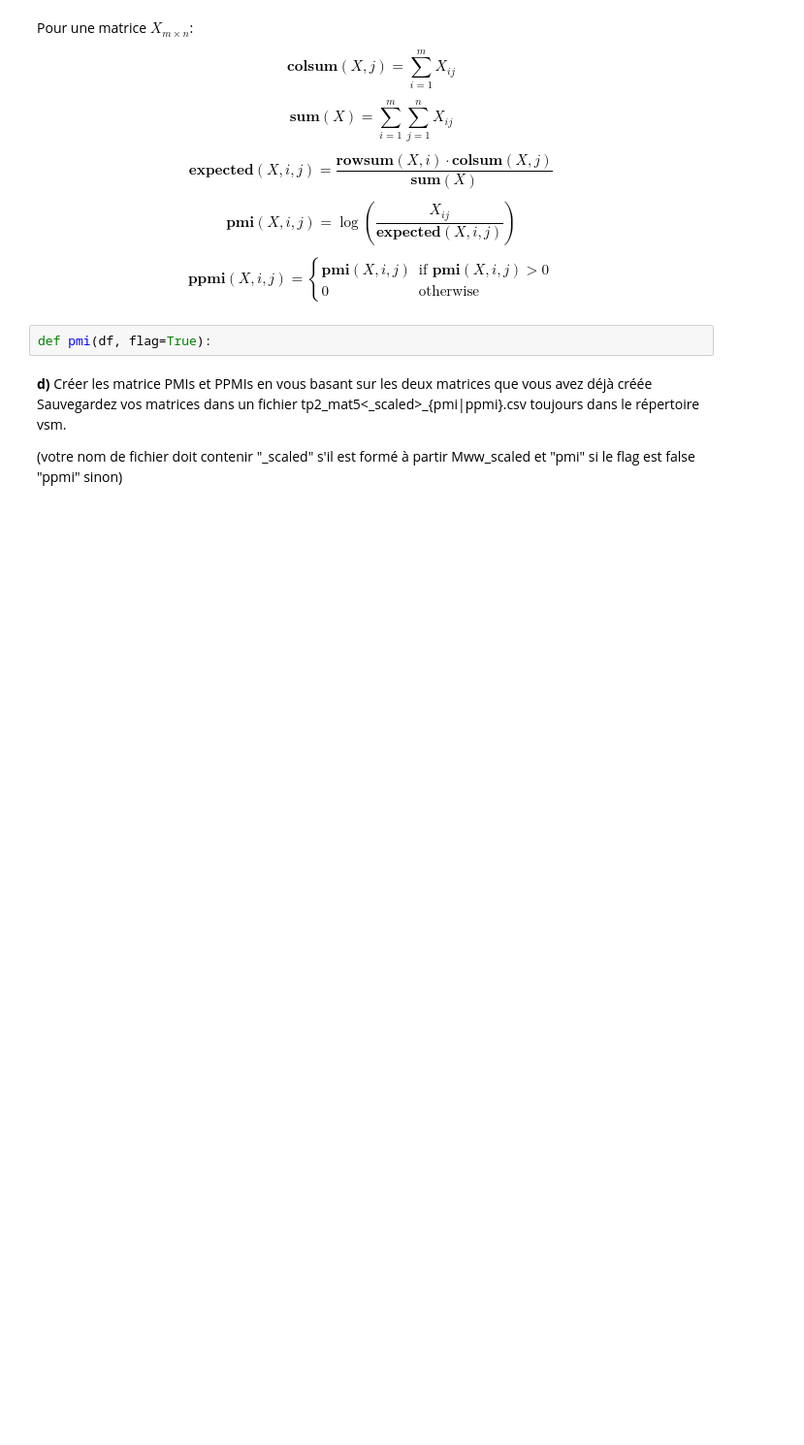
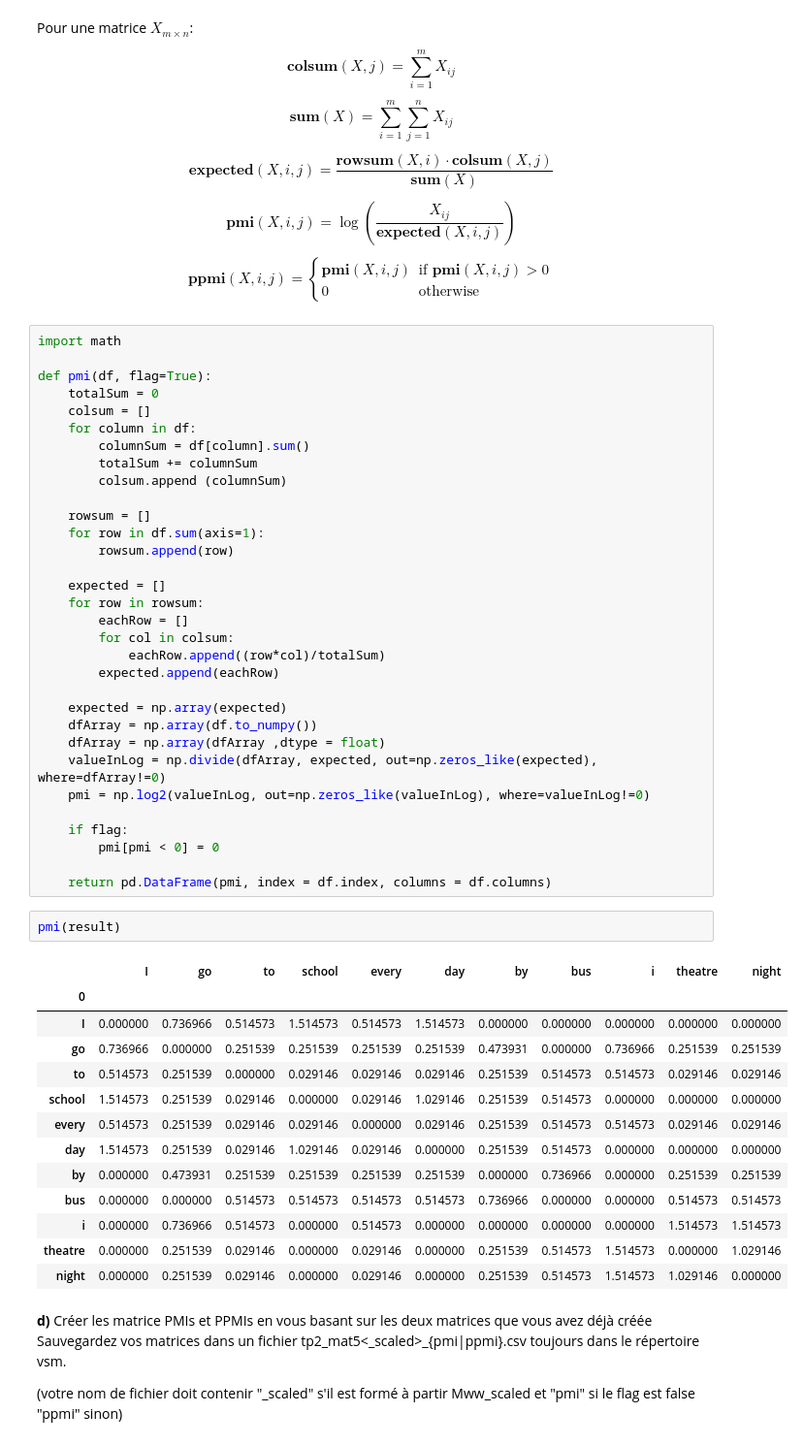
Before and after one commit to luukim/INF8460, a Jupyter notebook: TP2/inf8460_tp2_A20.ipynb, the cells around one changed output. Shown at 97% size. Drawn from its saved outputs; the diff is of its cells as text; blank space fills up the shorter version.

Commit message:
Fixed cooccurence array for question a and b and done with c

```diff
--- a/TP2/inf8460_tp2_A20.ipynb
+++ b/TP2/inf8460_tp2_A20.ipynb
@@ -392,8 +385,54 @@ $$\textbf{ppmi}(X, i, j) =
 \textbf{pmi}(X, i, j) & \textrm{if } \textbf{pmi}(X, i, j) > 0 \\
 0 & \textrm{otherwise}
 \end{cases}$$
-# %%
-def pmi(df, flag=True):
+# %%
+import math
+
+def pmi(df, flag=True):
+    totalSum = 0
+    colsum = []
+    for column in df:
+        columnSum = df[column].sum()
+        totalSum += columnSum
+        colsum.append (columnSum)
+
+    rowsum = []
+    for row in df.sum(axis=1):
+        rowsum.append(row)
+
+    expected = []
+    for row in rowsum:
+        eachRow = []
+        for col in colsum:
+            eachRow.append((row*col)/totalSum)
+        expected.append(eachRow)
+
+    expected = np.array(expected)
+    dfArray = np.array(df.to_numpy())
+    dfArray = np.array(dfArray ,dtype = float)
+    valueInLog = np.divide(dfArray, expected, out=np.zeros_like(expected), where=dfArray!=0)
+    pmi = np.log2(valueInLog, out=np.zeros_like(valueInLog), where=valueInLog!=0)
+
+    if flag:
+        pmi[pmi < 0] = 0
+
+    return pd.DataFrame(pmi, index = df.index, columns = df.columns)
+# %%
+pmi(result)
+# %% [output]
+|  | I | go | to | school | every | day | by | bus | i | theatre | night |
+| 0 |  |  |  |  |  |  |  |  |  |  |  |
+| I | 0.000000 | 0.736966 | 0.514573 | 1.514573 | 0.514573 | 1.514573 | 0.000000 | 0.000000 | 0.000000 | 0.000000 | 0.000000 |
+| go | 0.736966 | 0.000000 | 0.251539 | 0.251539 | 0.251539 | 0.251539 | 0.473931 | 0.000000 | 0.736966 | 0.251539 | 0.251539 |
+| to | 0.514573 | 0.251539 | 0.000000 | 0.029146 | 0.029146 | 0.029146 | 0.251539 | 0.514573 | 0.514573 | 0.029146 | 0.029146 |
+| school | 1.514573 | 0.251539 | 0.029146 | 0.000000 | 0.029146 | 1.029146 | 0.251539 | 0.514573 | 0.000000 | 0.000000 | 0.000000 |
+| every | 0.514573 | 0.251539 | 0.029146 | 0.029146 | 0.000000 | 0.029146 | 0.251539 | 0.514573 | 0.514573 | 0.029146 | 0.029146 |
+| day | 1.514573 | 0.251539 | 0.029146 | 1.029146 | 0.029146 | 0.000000 | 0.251539 | 0.514573 | 0.000000 | 0.000000 | 0.000000 |
+| by | 0.000000 | 0.473931 | 0.251539 | 0.251539 | 0.251539 | 0.251539 | 0.000000 | 0.736966 | 0.000000 | 0.251539 | 0.251539 |
+| bus | 0.000000 | 0.000000 | 0.514573 | 0.514573 | 0.514573 | 0.514573 | 0.736966 | 0.000000 | 0.000000 | 0.514573 | 0.514573 |
+| i | 0.000000 | 0.736966 | 0.514573 | 0.000000 | 0.514573 | 0.000000 | 0.000000 | 0.000000 | 0.000000 | 1.514573 | 1.514573 |
+| theatre | 0.000000 | 0.251539 | 0.029146 | 0.000000 | 0.029146 | 0.000000 | 0.251539 | 0.514573 | 1.514573 | 0.000000 | 1.029146 |
+| night | 0.000000 | 0.251539 | 0.029146 | 0.000000 | 0.029146 | 0.000000 | 0.251539 | 0.514573 | 1.514573 | 1.029146 | 0.000000 |
 # %% [markdown]
 **d)** Créer les matrice PMIs et PPMIs en vous basant sur les deux matrices que vous avez déjà créée	Sauvegardez vos matrices dans un fichier tp2_mat5<\_scaled>_{pmi|ppmi}.csv toujours dans le répertoire vsm.
 
```
Also changed, not shown: parts of 6 cells of this notebook.
